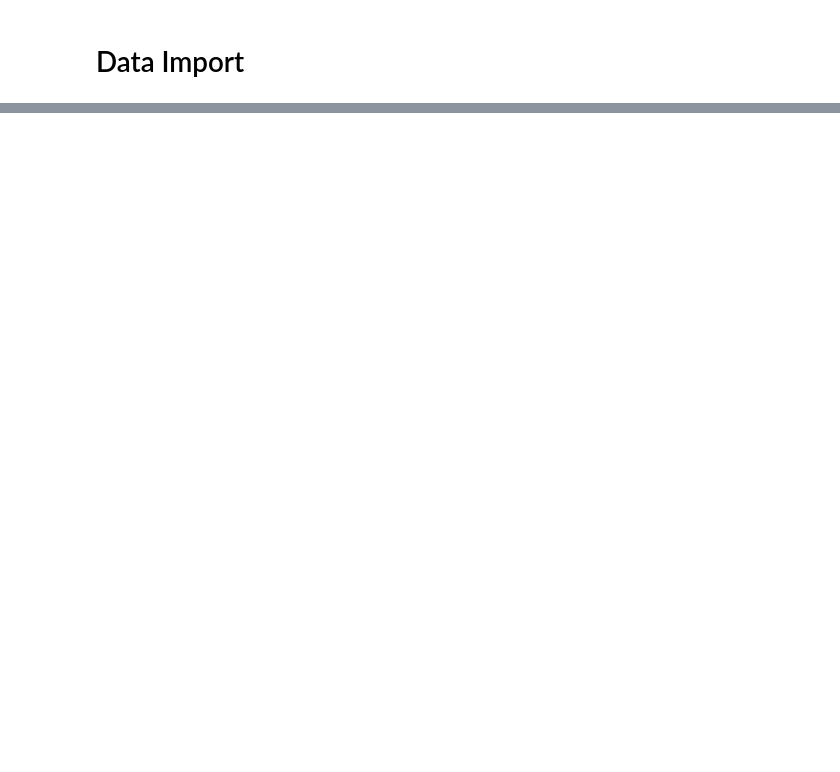
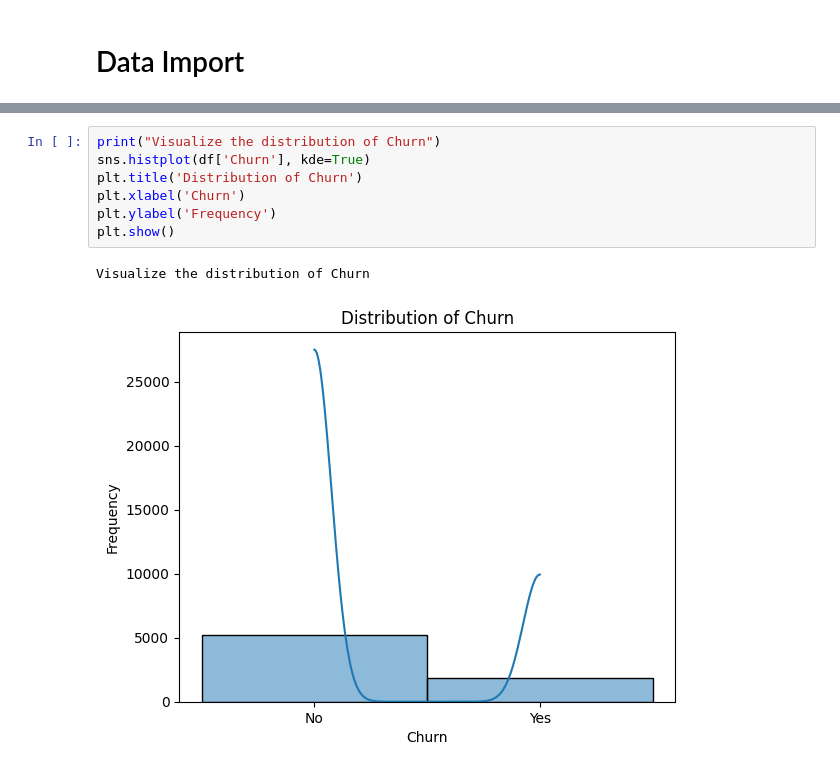
Before and after one commit to salma-gaamoussi/survival-ml-system, a Jupyter notebook: notebooks/01_eda.ipynb, the cells around one changed output, grey strips where cells are left out. Saved outputs shown, nothing was run; the diff lists cells and outputs as text; blank space fills up the shorter version.

```diff
--- a/notebooks/01_eda.ipynb
+++ b/notebooks/01_eda.ipynb
@@ -54,0 +62,10 @@ plt.show()
+# %%
+print("Visualize the distribution of Churn")
+sns.histplot(df['Churn'], kde=True)
+plt.title('Distribution of Churn')
+plt.xlabel('Churn')
+plt.ylabel('Frequency')
+plt.show()
+# %% [output]
+Visualize the distribution of Churn
+[figure, added]
```
Also changed, not shown: parts of 53 cells of this notebook, 17 other files.
